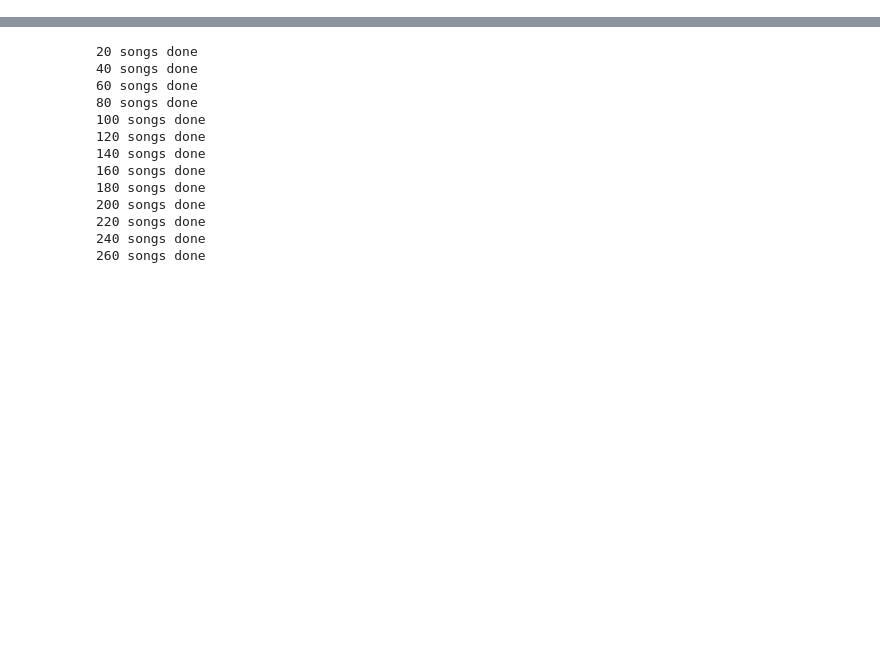
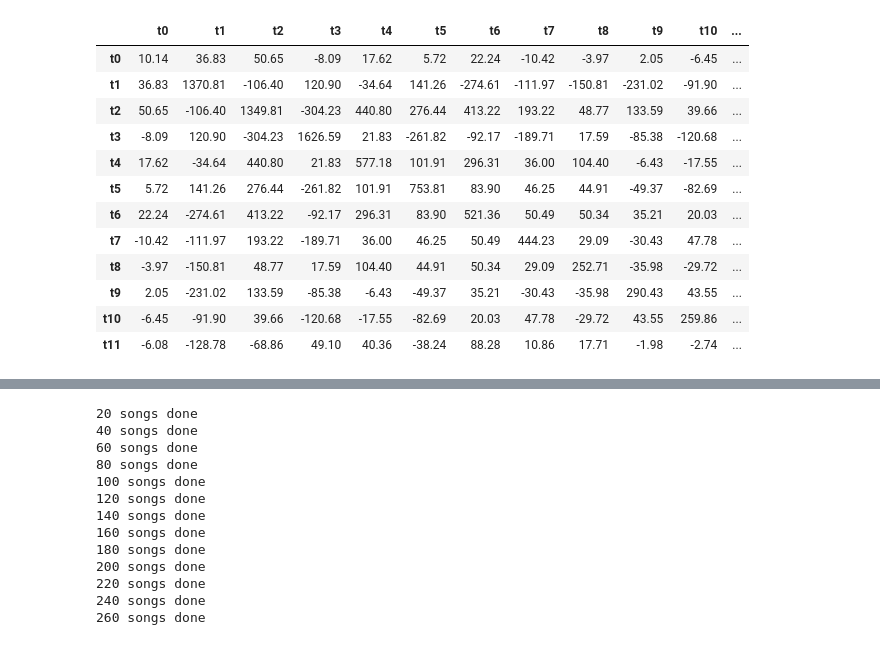
Before and after one commit to 0-b1t/aa_cluster, a Jupyter notebook: cov_gen.ipynb, the cells around one changed output, grey strips where cells are left out. Saved outputs shown, nothing was run; the diff lists cells and outputs as text; code cells hidden in the pictures; blank space fills up the shorter version.

```diff
--- a/cov_gen.ipynb
+++ b/cov_gen.ipynb
@@ -107,0 +129,2 @@ res = sp.audio_analysis("0VjIjW4GlUZAMYd2vXMi3b")  # blinding lights, wknd
+# %%
+p, t = get_vecs(res)
@@ -107,0 +138,7 @@ res = sp.audio_analysis("0VjIjW4GlUZAMYd2vXMi3b")  # blinding lights, wknd
+# %%
+var_names = ["t" + str(x) for x in range(12)]
+
+# vecs_df = pd.DataFrame(np.array(vectors), columns=var_names)
+# mean_dict = dict(vecs_df.mean())
+
+cov_matrix = pd.DataFrame(np.cov(np.array(t).T), columns=var_names, index=var_names)
@@ -107,0 +147,16 @@ res = sp.audio_analysis("0VjIjW4GlUZAMYd2vXMi3b")  # blinding lights, wknd
+# %%
+cov_matrix.round(2)
+# %% [output]
+|  | t0 | t1 | t2 | t3 | t4 | t5 | t6 | t7 | t8 | t9 | t10 | ... |
+| t0 | 10.14 | 36.83 | 50.65 | -8.09 | 17.62 | 5.72 | 22.24 | -10.42 | -3.97 | 2.05 | -6.45 | ... |
+| t1 | 36.83 | 1370.81 | -106.40 | 120.90 | -34.64 | 141.26 | -274.61 | -111.97 | -150.81 | -231.02 | -91.90 | ... |
+| t2 | 50.65 | -106.40 | 1349.81 | -304.23 | 440.80 | 276.44 | 413.22 | 193.22 | 48.77 | 133.59 | 39.66 | ... |
+| t3 | -8.09 | 120.90 | -304.23 | 1626.59 | 21.83 | -261.82 | -92.17 | -189.71 | 17.59 | -85.38 | -120.68 | ... |
+| t4 | 17.62 | -34.64 | 440.80 | 21.83 | 577.18 | 101.91 | 296.31 | 36.00 | 104.40 | -6.43 | -17.55 | ... |
+| t5 | 5.72 | 141.26 | 276.44 | -261.82 | 101.91 | 753.81 | 83.90 | 46.25 | 44.91 | -49.37 | -82.69 | ... |
+| t6 | 22.24 | -274.61 | 413.22 | -92.17 | 296.31 | 83.90 | 521.36 | 50.49 | 50.34 | 35.21 | 20.03 | ... |
+| t7 | -10.42 | -111.97 | 193.22 | -189.71 | 36.00 | 46.25 | 50.49 | 444.23 | 29.09 | -30.43 | 47.78 | ... |
+| t8 | -3.97 | -150.81 | 48.77 | 17.59 | 104.40 | 44.91 | 50.34 | 29.09 | 252.71 | -35.98 | -29.72 | ... |
+| t9 | 2.05 | -231.02 | 133.59 | -85.38 | -6.43 | -49.37 | 35.21 | -30.43 | -35.98 | 290.43 | 43.55 | ... |
+| t10 | -6.45 | -91.90 | 39.66 | -120.68 | -17.55 | -82.69 | 20.03 | 47.78 | -29.72 | 43.55 | 259.86 | ... |
+| t11 | -6.08 | -128.78 | -68.86 | 49.10 | 40.36 | -38.24 | 88.28 | 10.86 | 17.71 | -1.98 | -2.74 | ... |
```
Also changed, not shown: parts of 7 cells of this notebook, 1 other file.
